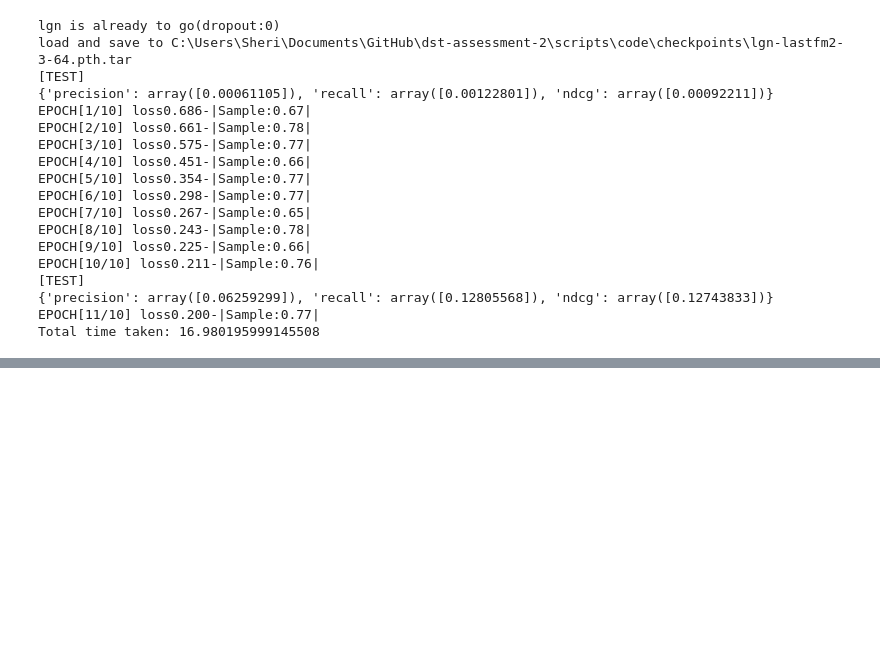
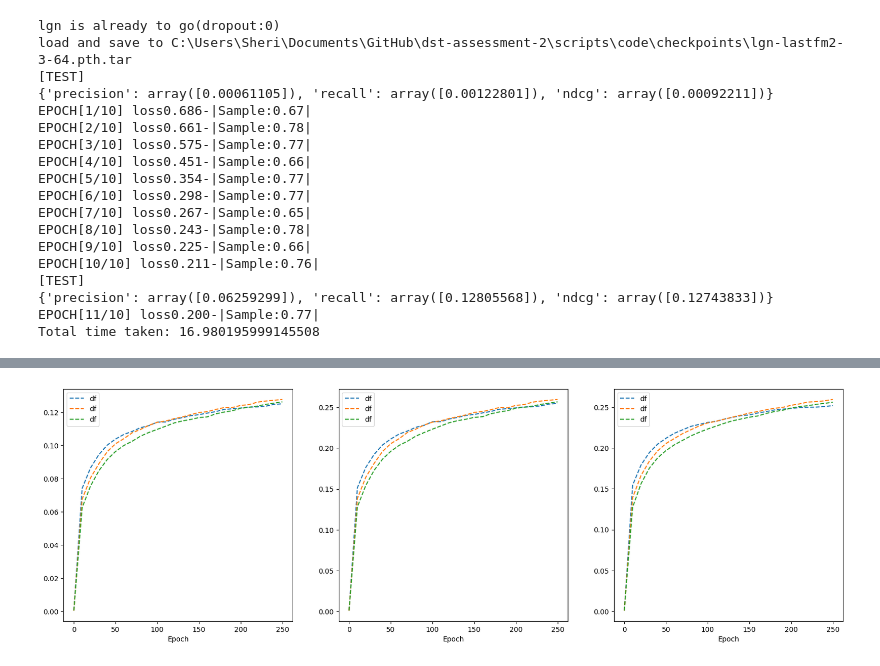
Before and after one commit to elimiller7/dst-assessment-2, a Jupyter notebook: SheridanH/LightGCN.ipynb, the cells around one changed output, grey strips where cells are left out. Drawn from its saved outputs; the diff is of its cells as text; code cells hidden in the pictures; blank space fills up the shorter version.

```diff
--- a/SheridanH/LightGCN.ipynb
+++ b/SheridanH/LightGCN.ipynb
@@ -343,0 +385,22 @@ plt.legend()
+# %%
+results = pd.read_csv(os.path.join('..','scripts','LightGCN','results','results.csv'),index_col='Unnamed: 0')
+l1 = results[:26]
+l2 = results[26:52]
+l3 = results[52:]
+
+fig, (ax1, ax2, ax3) = plt.subplots(1, 3, figsize=(20, 6))
+
+for df in [l1,l2,l3]:
+    ax1.plot(df.index, df['precision'], '--', label=get_df_name(df, globals()))
+    ax2.plot(df.index, df['recall'], '--', label=get_df_name(df, globals()))
+    ax3.plot(df.index, df['ndcg'], '--', label=get_df_name(df, globals()))
+
+ax1.set_xlabel('Epoch')
+ax2.set_xlabel('Epoch')
+ax3.set_xlabel('Epoch')
+ax1.legend()
+ax2.legend()
+ax3.legend()
+plt.show()
+# %% [output]
+[figure, added]
```
Also changed, not shown: parts of 4 cells of this notebook, 4 other files.
